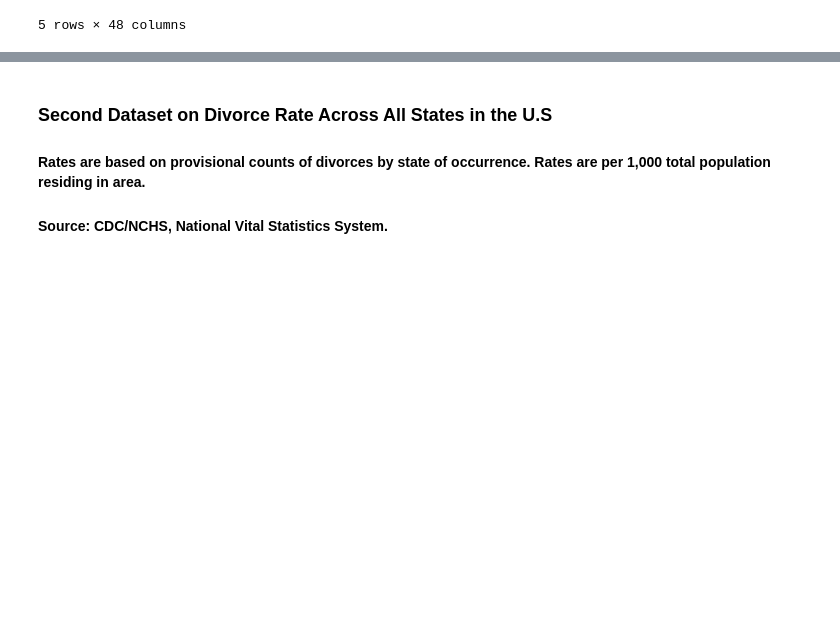
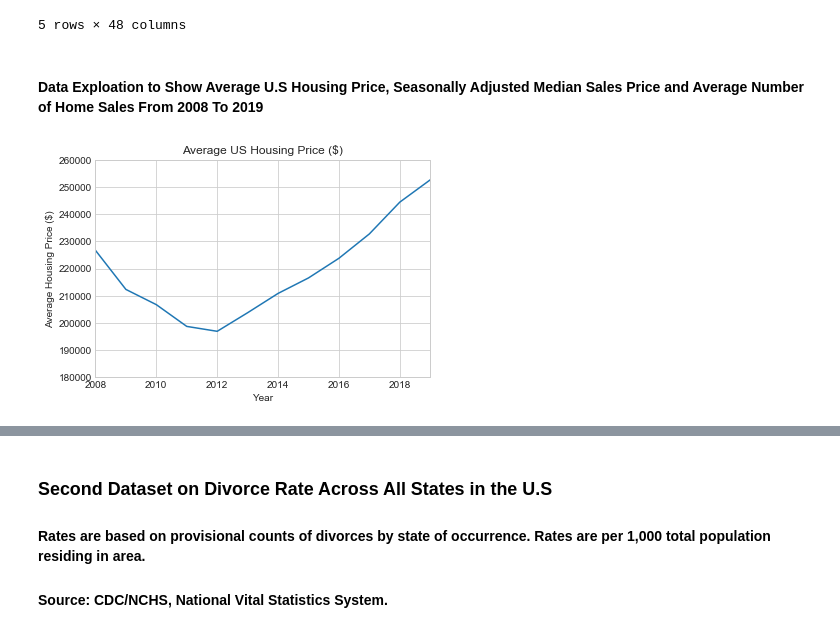
Before and after one commit to cmarchini19/US-Housing-Market-Analysis, a Jupyter notebook: tolu.ipynb, the cells around one changed output, grey strips where cells are left out. Cells and saved outputs as stored; diff of their text form; code cells hidden in the pictures; blank space fills up the shorter version.

```diff
--- a/tolu.ipynb
+++ b/tolu.ipynb
@@ -196,3 +177,22 @@ state_data.head()
 | AZ | 257791.880246 | 222270.168886 | 208525.831265 | 192496.057547 | 192090.256004 | 210370.328371 | ... |
 | CA | 468233.711450 | 423004.034608 | 422985.651603 | 401367.360069 | 406446.894985 | 446805.162324 | ... |
 5 rows × 48 columns
+# %% [markdown]
+#### Data Exploation to Show Average U.S Housing Price,  Seasonally Adjusted Median Sales Price and Average Number of Home Sales From 2008 To 2019
+# %%
+# Average U.S Housing Price
+ave_home_values = [state_data["2008_Avg_ZHVI"].mean(), state_data["2009_Avg_ZHVI"].mean(),state_data["2010_Avg_ZHVI"].mean(),
+                  state_data["2011_Avg_ZHVI"].mean(),state_data["2012_Avg_ZHVI"].mean(), state_data["2013_Avg_ZHVI"].mean(),
+                  state_data["2014_Avg_ZHVI"].mean(), state_data["2015_Avg_ZHVI"].mean(), state_data["2016_Avg_ZHVI"].mean(),
+                  state_data["2017_Avg_ZHVI"].mean(), state_data["2018_Avg_ZHVI"].mean(), state_data["2019_Avg_ZHVI"].mean()]
+ave_home_values
+years = [2008,2009,2010,2011,2012,2013,2014,2015,2016,2017,2018,2019]
+plt.title("Average US Housing Price ($)")
+plt.xlabel("Year")
+plt.ylabel("Average Housing Price ($)")
+plt.ylim(180000,260000)
+plt.xlim(2008,2019)
+plt.plot(years,ave_home_values)
+plt.savefig("Output/average_house_price.png")
+# %% [output]
+[figure, added]
```
Also changed, not shown: parts of 24 cells of this notebook, 18 other files.
